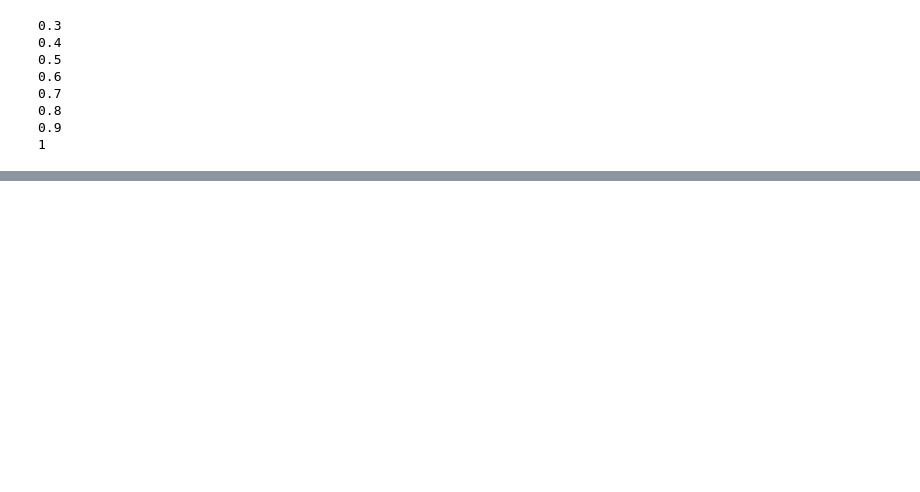
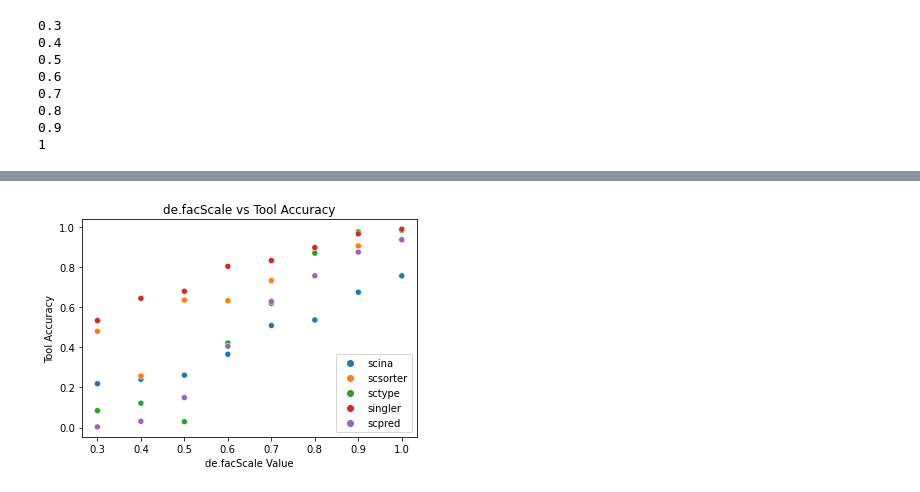
Before and after one commit to lewinsohndp/scSHARP, a Jupyter notebook: sims_param.ipynb, the cells around one changed output, grey strips where cells are left out. Cells and saved outputs as stored; diff of their text form; code cells hidden in the pictures; blank space fills up the shorter version.

```diff
--- a/sims_param.ipynb
+++ b/sims_param.ipynb
@@ -47,0 +58,8 @@ Text(0.5, 1.0, 'de.facScale vs Average Tool Accuracy')
+# %%
+sns.scatterplot(x_vals, accuracies, hue= labels)
+plt.xlabel("de.facScale Value")
+plt.ylabel("Tool Accuracy")
+plt.title("de.facScale vs Tool Accuracy")
+plt.savefig('figures/sims_param_plot.pdf')
+# %% [output]
+[figure, added]
```
Also changed, not shown: parts of 4 cells of this notebook, 39 other files.
